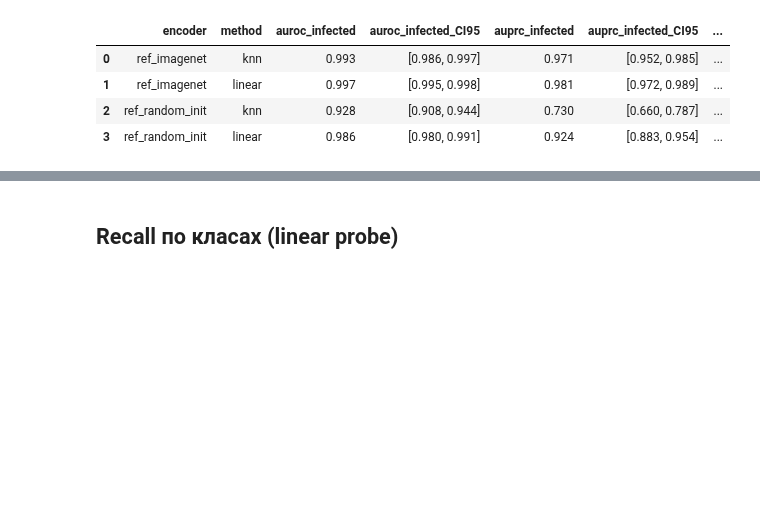
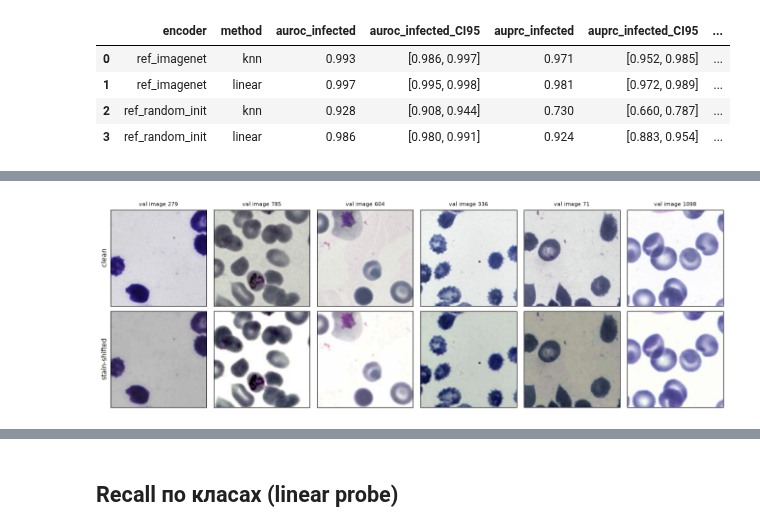
Before and after one commit to Daito6/malaria-ssl-detr, a Jupyter notebook: notebooks/03_ssl_analysis.ipynb, the cells around one changed output, grey strips where cells are left out. Cells and saved outputs as stored; diff of their text form; code cells hidden in the pictures; blank space fills up the shorter version.

Commit message:
Show stain-shifted probe and lambda selection in notebook 03
Co-Authored-By: Claude Opus 5.5 <noreply@anthropic.com>

```diff
--- a/notebooks/03_ssl_analysis.ipynb
+++ b/notebooks/03_ssl_analysis.ipynb
@@ -92,0 +97,4 @@ viz.probe_table(probes)
+# %%
+viz.show_stain_shift();
+# %% [output]
+[figure, added]
```
Also changed, not shown: parts of 4 cells of this notebook, 1 other file.
